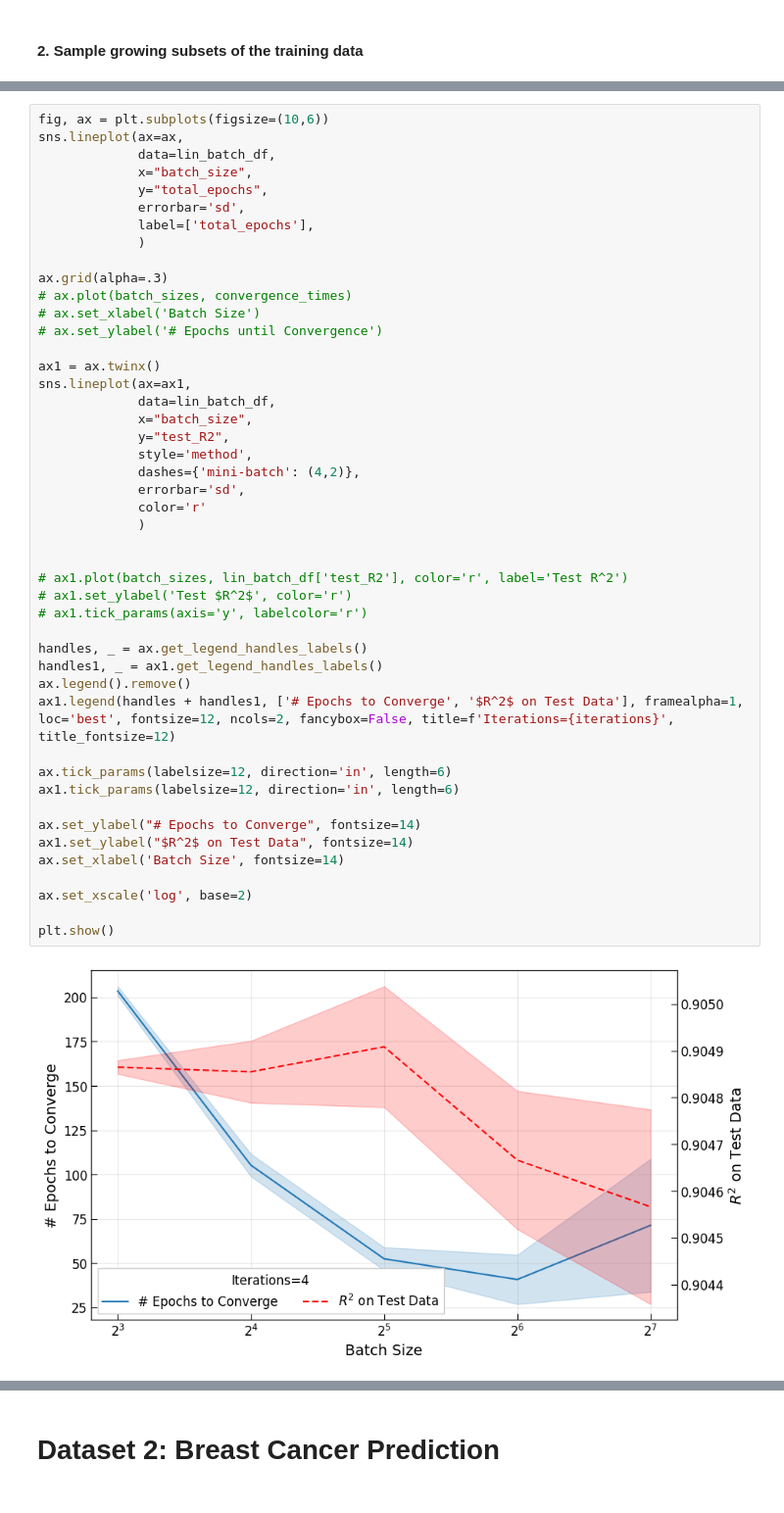
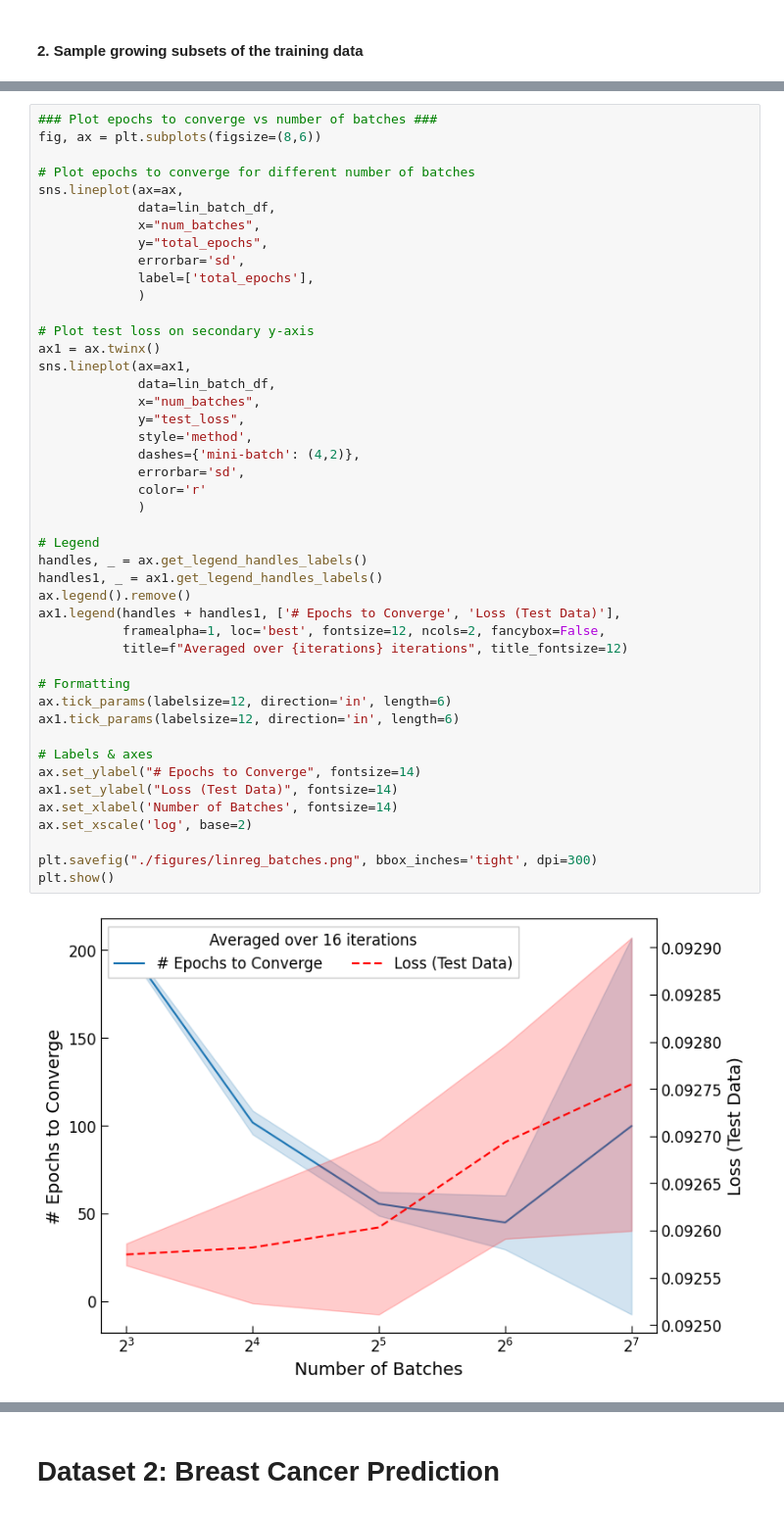
Before and after one commit to audrey352/PHYS551, a Jupyter notebook: Assignment1/A1_notebook.ipynb, the cells around one changed output, grey strips where cells are left out. Shown at 98% size. Drawn from its saved outputs; the diff is of its cells as text.

```diff
--- a/Assignment1/A1_notebook.ipynb
+++ b/Assignment1/A1_notebook.ipynb
@@ -958,48 +916,47 @@ for batch_size in batch_sizes:
 # %%
-fig, ax = plt.subplots(figsize=(10,6))
+### Plot epochs to converge vs number of batches ###
+fig, ax = plt.subplots(figsize=(8,6))
+
+# Plot epochs to converge for different number of batches
 sns.lineplot(ax=ax,
              data=lin_batch_df,
-             x="batch_size",
+             x="num_batches",
              y="total_epochs",
              errorbar='sd',
              label=['total_epochs'],
              )
 
-ax.grid(alpha=.3)
-# ax.plot(batch_sizes, convergence_times)
-# ax.set_xlabel('Batch Size')
-# ax.set_ylabel('# Epochs until Convergence')
-
+# Plot test loss on secondary y-axis
 ax1 = ax.twinx()
 sns.lineplot(ax=ax1,
              data=lin_batch_df,
-             x="batch_size",
-             y="test_R2",
+             x="num_batches",
+             y="test_loss",
              style='method',
              dashes={'mini-batch': (4,2)},
              errorbar='sd',
              color='r'
              )
 
-
-# ax1.plot(batch_sizes, lin_batch_df['test_R2'], color='r', label='Test R^2')
-# ax1.set_ylabel('Test $R^2$', color='r')
-# ax1.tick_params(axis='y', labelcolor='r')
-
+# Legend
 handles, _ = ax.get_legend_handles_labels()
 handles1, _ = ax1.get_legend_handles_labels()
 ax.legend().remove()
-ax1.legend(handles + handles1, ['# Epochs to Converge', '$R^2$ on Test Data'], framealpha=1, loc='best', fontsize=12, ncols=2, fancybox=False, title=f'Iterations={iterations}', title_fontsize=12)
+ax1.legend(handles + handles1, ['# Epochs to Converge', 'Loss (Test Data)'],
+           framealpha=1, loc='best', fontsize=12, ncols=2, fancybox=False,
+           title=f"Averaged over {iterations} iterations", title_fontsize=12)
 
+# Formatting
 ax.tick_params(labelsize=12, direction='in', length=6)
 ax1.tick_params(labelsize=12, direction='in', length=6)
 
+# Labels & axes
 ax.set_ylabel("# Epochs to Converge", fontsize=14)
-ax1.set_ylabel("$R^2$ on Test Data", fontsize=14)
-ax.set_xlabel('Batch Size', fontsize=14)
-
+ax1.set_ylabel("Loss (Test Data)", fontsize=14)
+ax.set_xlabel('Number of Batches', fontsize=14)
 ax.set_xscale('log', base=2)
 
+plt.savefig("./figures/linreg_batches.png", bbox_inches='tight', dpi=300)
 plt.show()
 # %% [output]
-[figure, old version]
+[figure, new version]
```
Also changed, not shown: parts of 19 cells of this notebook, 3 other files.
